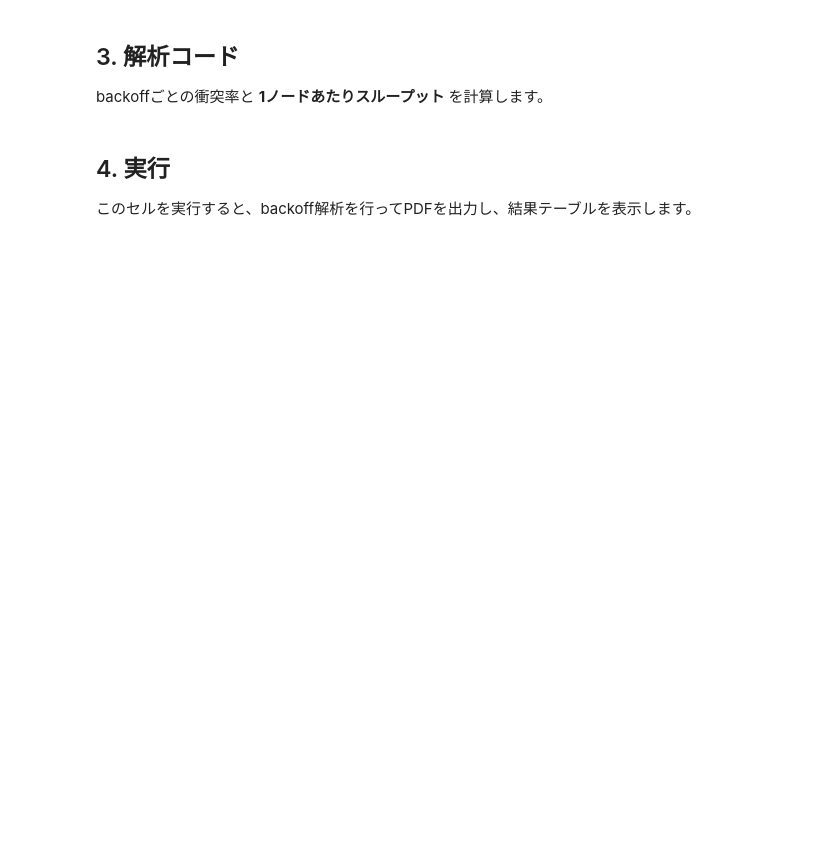
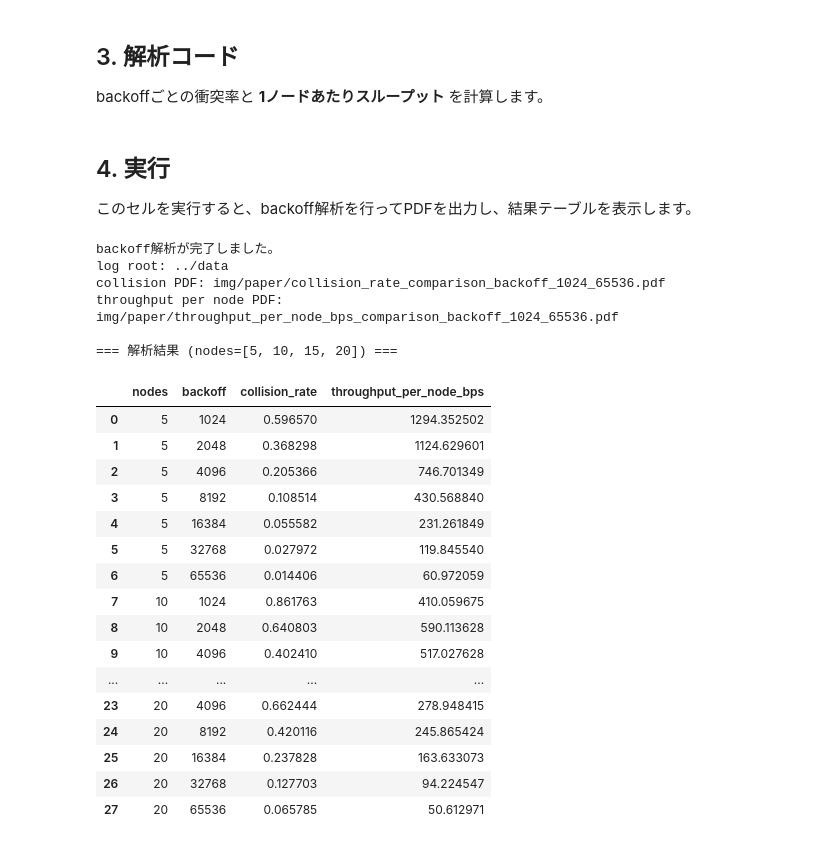
Before and after one commit to yokota-cronos/2026_commun-letter_pim_for_NFC, a Jupyter notebook: backoff.ipynb, the cells around one changed output. Saved outputs shown, nothing was run; the diff lists cells and outputs as text; code cells hidden in the pictures; blank space fills up the shorter version.

```diff
--- a/backoff.ipynb
+++ b/backoff.ipynb
@@ -20,14 +18,26 @@ import yaml
 
 ログの入力先と、生成するPDFの保存先を設定します。必要に応じてこのセルだけ編集してください。
 # %%
-# ログパス
-PIM_LOG_DIR = Path("tsv/backoff_20260427")
-TARGET_NODES = 10
+# ログルートとバックオフごとのフォルダー名を対応付ける
+BACKOFF_ROOT_DIR = Path("../data/")
+BACKOFF_FOLDER_MAP = {
+    1024: "pim_20260501_054658_1024",
+    2048: "pim_20260501_060930_2048",
+    4096: "pim_20260501_063215_4096",
+    8192: "pim_20260501_065454_8192",
+    16384: "pim_20260501_071744_16384",
+    32768: "pim_20260501_074032_32768",
+    65536: "pim_20260501_080312_65536",
+}
+
+# ノード数の対象。必要に応じて編集する。
+TARGET_NODES = [5, 10, 15, 20]
 
 # PDF出力先
-OUTPUT_DIR = Path("img/analysis")
-COLLISION_RATE_PDF = OUTPUT_DIR / "collision_rate_comparison_backoff_64_16384.pdf"
-THROUGHPUT_PER_NODE_BPS_PDF = OUTPUT_DIR / "throughput_per_node_bps_comparison_backoff_64_16384.pdf"
+OUTPUT_DIR = Path("img/paper")
+COLLISION_RATE_PDF = OUTPUT_DIR / "collision_rate_comparison_backoff_1024_65536.pdf"
+THROUGHPUT_BPS_PDF = OUTPUT_DIR / "throughput_bps_comparison_backoff_1024_65536.pdf"
+THROUGHPUT_PER_NODE_BPS_PDF = OUTPUT_DIR / "throughput_per_node_bps_comparison_backoff_1024_65536.pdf"
 # %% [markdown]
 ## 3. 解析コード
 
@@ -173,15 +230,40 @@ def plot_throughput_per_node_bps(df: pd.DataFrame, output_pdf: Path, nodes: int)
 
 このセルを実行すると、backoff解析を行ってPDFを出力し、結果テーブルを表示します。
 # %%
-result = summarize_backoff(PIM_LOG_DIR, target_nodes=TARGET_NODES)
+result = summarize_backoff(BACKOFF_ROOT_DIR, BACKOFF_FOLDER_MAP, TARGET_NODES)
 
-plot_collision_rate(result, COLLISION_RATE_PDF, nodes=TARGET_NODES)
-plot_throughput_per_node_bps(result, THROUGHPUT_PER_NODE_BPS_PDF, nodes=TARGET_NODES)
+plot_collision_rate(result, COLLISION_RATE_PDF, target_nodes=TARGET_NODES)
+plot_throughputr_bps(result, THROUGHPUT_BPS_PDF, target_nodes=TARGET_NODES)
+plot_throughput_per_node_bps(result, THROUGHPUT_PER_NODE_BPS_PDF, target_nodes=TARGET_NODES)
 
 print("backoff解析が完了しました。")
-print(f"log dir: {PIM_LOG_DIR}")
+print(f"log root: {BACKOFF_ROOT_DIR}")
 print(f"collision PDF: {COLLISION_RATE_PDF}")
 print(f"throughput per node PDF: {THROUGHPUT_PER_NODE_BPS_PDF}")
 print()
 print(f"=== 解析結果 (nodes={TARGET_NODES}) ===")
-display(result[["backoff", "collision_rate", "throughput_per_node_bps"]])
+display(result[["nodes", "backoff", "collision_rate", "throughput_per_node_bps"]])
+# %% [output]
+backoff解析が完了しました。
+log root: ../data
+collision PDF: img/paper/collision_rate_comparison_backoff_1024_65536.pdf
+throughput per node PDF: img/paper/throughput_per_node_bps_comparison_backoff_1024_65536.pdf
+
+=== 解析結果 (nodes=[5, 10, 15, 20]) ===
+|  | nodes | backoff | collision_rate | throughput_per_node_bps |
+| 0 | 5 | 1024 | 0.596570 | 1294.352502 |
+| 1 | 5 | 2048 | 0.368298 | 1124.629601 |
+| 2 | 5 | 4096 | 0.205366 | 746.701349 |
+| 3 | 5 | 8192 | 0.108514 | 430.568840 |
+| 4 | 5 | 16384 | 0.055582 | 231.261849 |
+| 5 | 5 | 32768 | 0.027972 | 119.845540 |
+| 6 | 5 | 65536 | 0.014406 | 60.972059 |
+| 7 | 10 | 1024 | 0.861763 | 410.059675 |
+| 8 | 10 | 2048 | 0.640803 | 590.113628 |
+| 9 | 10 | 4096 | 0.402410 | 517.027628 |
+| ... | ... | ... | ... | ... |
+| 23 | 20 | 4096 | 0.662444 | 278.948415 |
+| 24 | 20 | 8192 | 0.420116 | 245.865424 |
+| 25 | 20 | 16384 | 0.237828 | 163.633073 |
+| 26 | 20 | 32768 | 0.127703 | 94.224547 |
+| 27 | 20 | 65536 | 0.065785 | 50.612971 |
```
Also changed, not shown: parts of 4 cells of this notebook, 5 other files.
